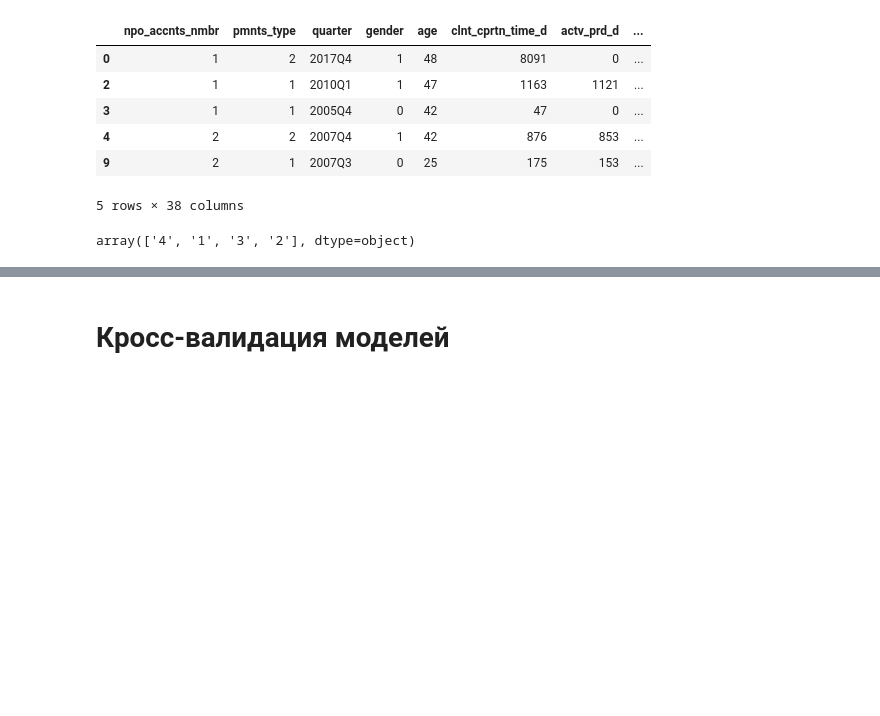
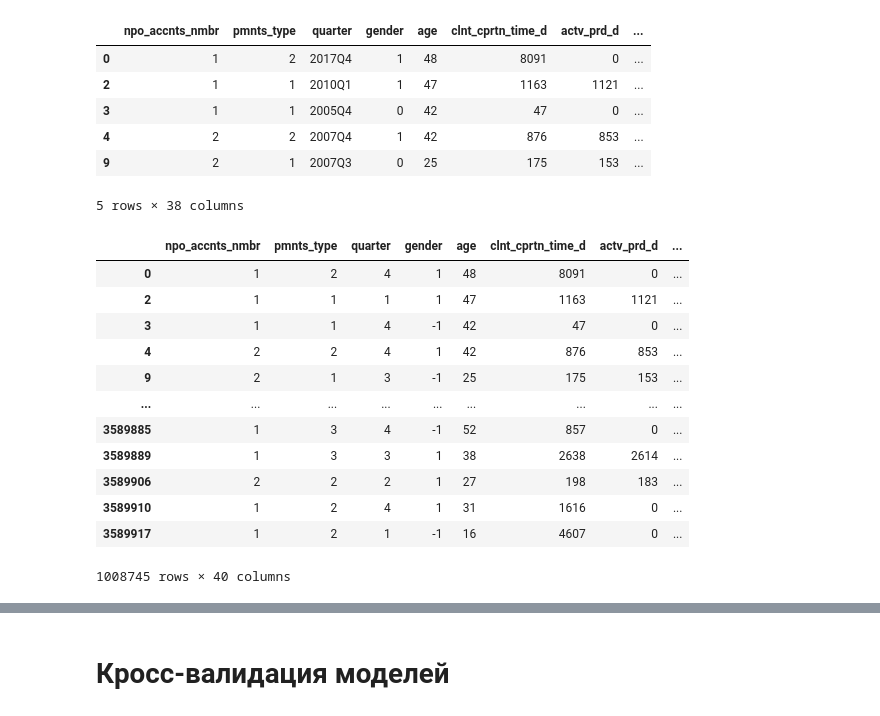
Before and after one commit to zibestr/AI-Hackathon-SFD, a Jupyter notebook: main.ipynb, the cells around one changed output, grey strips where cells are left out. Drawn from its saved outputs; the diff is of its cells as text; code cells hidden in the pictures; blank space fills up the shorter version.

```diff
--- a/main.ipynb
+++ b/main.ipynb
@@ -412,26 +412,38 @@ trans.transform(buffer).head(5)
 # %%
 from sklearn.preprocessing import LabelEncoder
 
 
 class CatFeaturesTransformer(BaseEstimator, TransformerMixin):
     dataframe: pd.DataFrame | None = None
 
     def fit(self, X: pd.DataFrame) -> BaseEstimator:
         self.dataframe = X
         self.dataframe['quarter'] = self.dataframe['quarter'].replace(r'\d{4}Q', '', regex=True)
         scaler1 = LabelEncoder().fit(self.dataframe['region'])
         self.dataframe['region'] = scaler1.transform(self.dataframe['region'])
         return self
 
     def transform(self, X: None = None) -> np.ndarray:
         return self.dataframe
 
 
 trans = CatFeaturesTransformer()
 trans.fit(buffer.copy())
-trans.transform(buffer)['quarter'].unique()
+trans.transform(buffer)
 # %% [output]
+|  | npo_accnts_nmbr | pmnts_type | quarter | gender | age | clnt_cprtn_time_d | actv_prd_d | ... |
+| 0 | 1 | 2 | 4 | 1 | 48 | 8091 | 0 | ... |
+| 2 | 1 | 1 | 1 | 1 | 47 | 1163 | 1121 | ... |
+| 3 | 1 | 1 | 4 | -1 | 42 | 47 | 0 | ... |
+| 4 | 2 | 2 | 4 | 1 | 42 | 876 | 853 | ... |
+| 9 | 2 | 1 | 3 | -1 | 25 | 175 | 153 | ... |
+| ... | ... | ... | ... | ... | ... | ... | ... | ... |
+| 3589885 | 1 | 3 | 4 | -1 | 52 | 857 | 0 | ... |
+| 3589889 | 1 | 3 | 3 | 1 | 38 | 2638 | 2614 | ... |
+| 3589906 | 2 | 2 | 2 | 1 | 27 | 198 | 183 | ... |
+| 3589910 | 1 | 2 | 4 | 1 | 31 | 1616 | 0 | ... |
+| 3589917 | 1 | 2 | 1 | -1 | 16 | 4607 | 0 | ... |
-array(['4', '1', '3', '2'], dtype=object)
+1008745 rows × 40 columns
 # %%
 from sklearn.compose import ColumnTransformer
 from sklearn.preprocessing import OneHotEncoder
```
Also changed, not shown: parts of 13 cells of this notebook, 1 other file.
